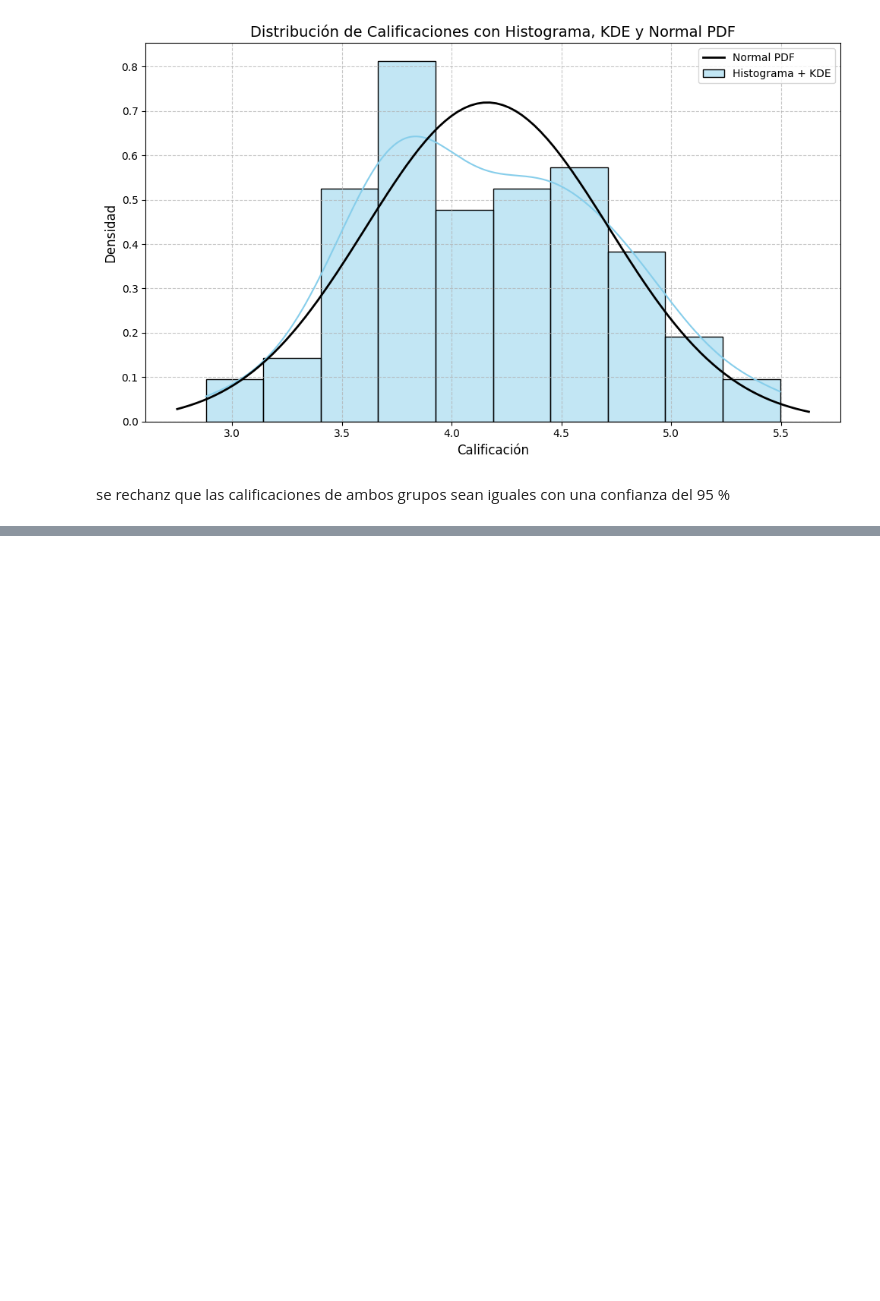
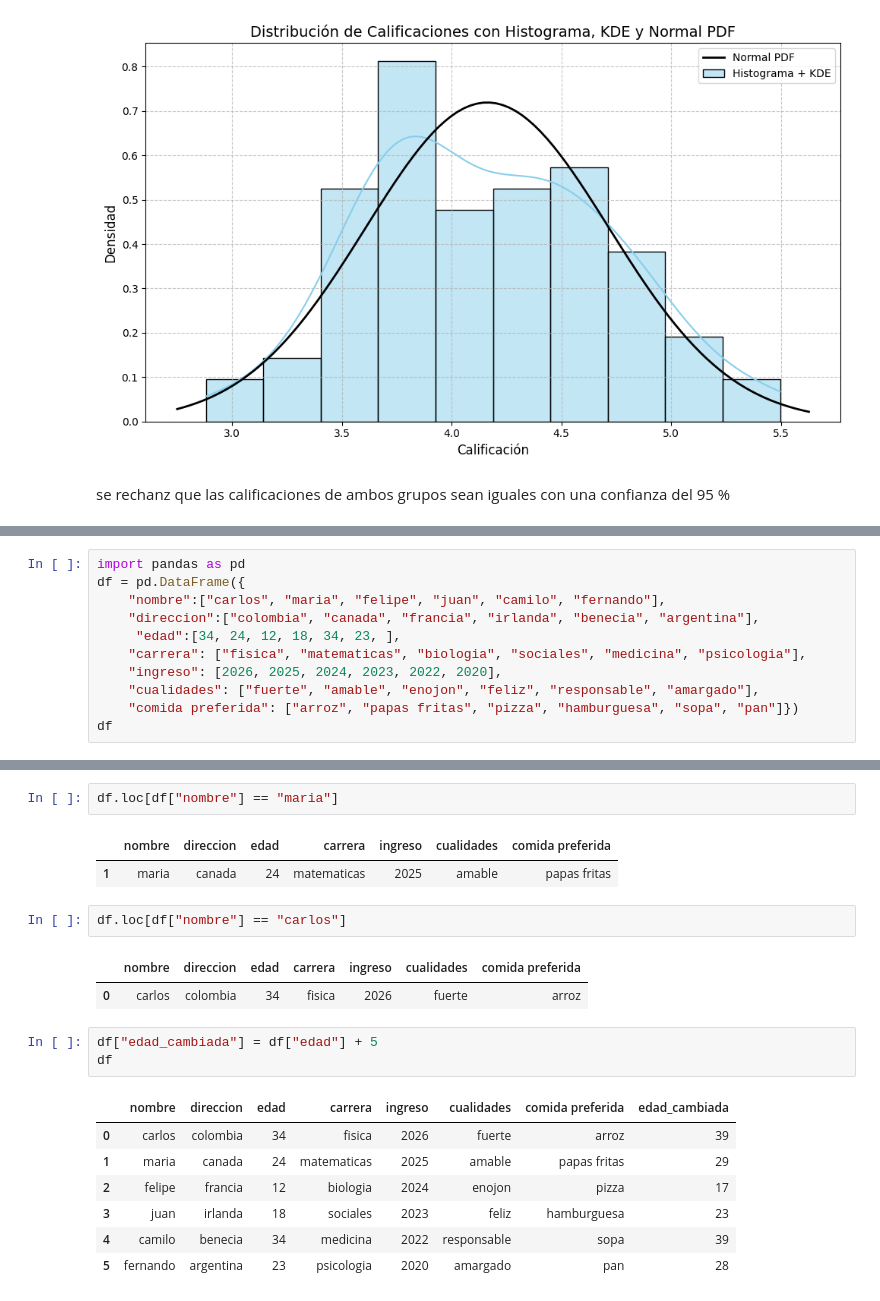
Before and after one commit to dubanmojica/programacion1, a Jupyter notebook: Untitled30.ipynb, the cells around one changed output, grey strips where cells are left out. Cells and saved outputs as stored; diff of their text form; blank space fills up the shorter version.

```diff
--- a/Untitled30.ipynb
+++ b/Untitled30.ipynb
@@ -284,0 +509,11 @@ se rechanz que las calificaciones de ambos grupos sean iguales con una confianza
+# %%
+import pandas as pd
+df = pd.DataFrame({
+    "nombre":["carlos", "maria", "felipe", "juan", "camilo", "fernando"],
+    "direccion":["colombia", "canada", "francia", "irlanda", "benecia", "argentina"],
+     "edad":[34, 24, 12, 18, 34, 23, ],
+    "carrera": ["fisica", "matematicas", "biologia", "sociales", "medicina", "psicologia"],
+    "ingreso": [2026, 2025, 2024, 2023, 2022, 2020],
+    "cualidades": ["fuerte", "amable", "enojon", "feliz", "responsable", "amargado"],
+    "comida preferida": ["arroz", "papas fritas", "pizza", "hamburguesa", "sopa", "pan"]})
+df
@@ -284,0 +557,21 @@ se rechanz que las calificaciones de ambos grupos sean iguales con una confianza
+# %%
+df.loc[df["nombre"] == "maria"]
+# %% [output]
+|  | nombre | direccion | edad | carrera | ingreso | cualidades | comida preferida |
+| 1 | maria | canada | 24 | matematicas | 2025 | amable | papas fritas |
+# %%
+df.loc[df["nombre"] == "carlos"]
+# %% [output]
+|  | nombre | direccion | edad | carrera | ingreso | cualidades | comida preferida |
+| 0 | carlos | colombia | 34 | fisica | 2026 | fuerte | arroz |
+# %%
+df["edad_cambiada"] = df["edad"] + 5
+df
+# %% [output]
+|  | nombre | direccion | edad | carrera | ingreso | cualidades | comida preferida | edad_cambiada |
+| 0 | carlos | colombia | 34 | fisica | 2026 | fuerte | arroz | 39 |
+| 1 | maria | canada | 24 | matematicas | 2025 | amable | papas fritas | 29 |
+| 2 | felipe | francia | 12 | biologia | 2024 | enojon | pizza | 17 |
+| 3 | juan | irlanda | 18 | sociales | 2023 | feliz | hamburguesa | 23 |
+| 4 | camilo | benecia | 34 | medicina | 2022 | responsable | sopa | 39 |
+| 5 | fernando | argentina | 23 | psicologia | 2020 | amargado | pan | 28 |
```
Also changed, not shown: parts of 46 cells of this notebook.
